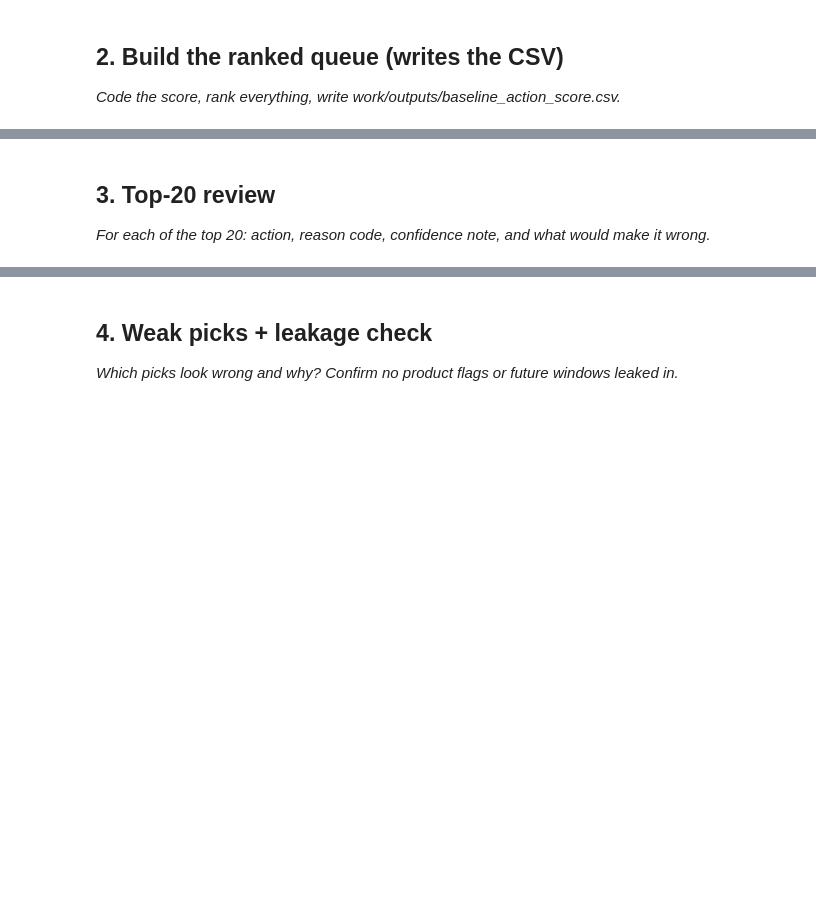
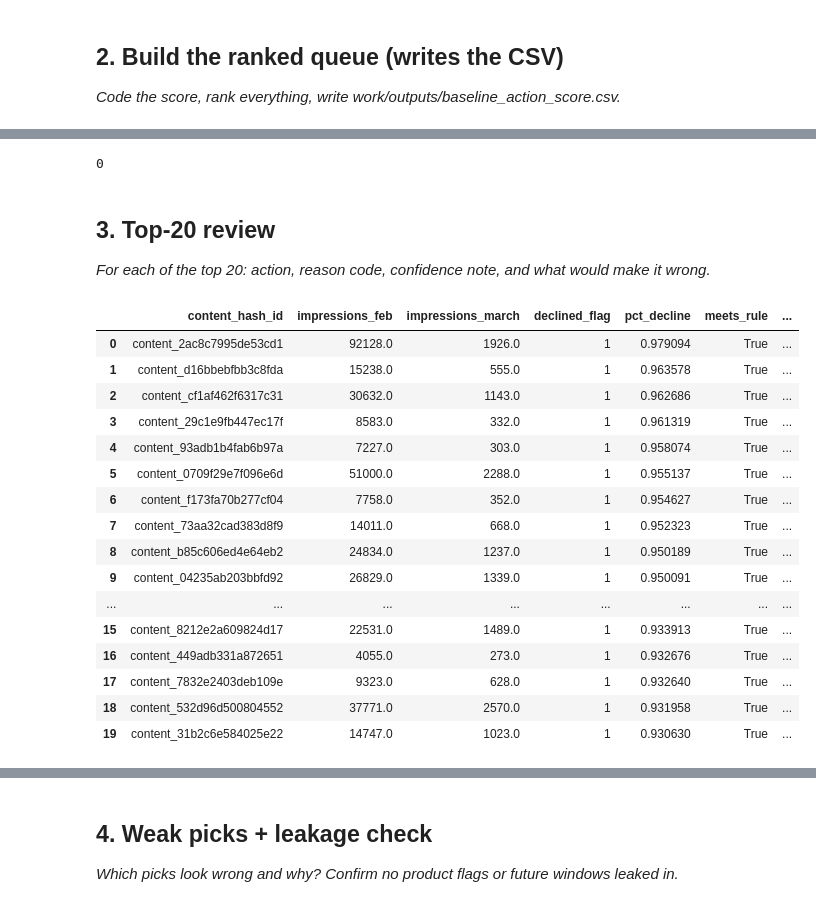
Before and after one commit to Khuld13/ML-intern-starter, a Jupyter notebook: work/notebooks/w04_baseline_score.ipynb, the cells around one changed output, grey strips where cells are left out. Drawn from its saved outputs; the diff is of its cells as text; code cells hidden in the pictures; blank space fills up the shorter version.

```diff
--- a/work/notebooks/w04_baseline_score.ipynb
+++ b/work/notebooks/w04_baseline_score.ipynb
@@ -8,0 +108,9 @@ This skeleton is yours to fill. Work the sections **in order** — each one has
+# %%
+import pandas as pd
+pd.set_option('display.max_rows', None)
+
+print("=== dim_content ===")
+print(con.sql("DESCRIBE SELECT * FROM dim_content").df().to_string())
+
+print("\n=== fact_march ===")
+print(con.sql("DESCRIBE SELECT * FROM fact_march").df().to_string())
@@ -8,0 +274,8 @@ This skeleton is yours to fill. Work the sections **in order** — each one has
+# %%
+monthly_compare_df = monthly_compare.df()
+
+combined = monthly_compare_df.merge(staleness, on='content_hash_id', how='left')
+
+print("Total in monthly_compare:", len(combined))
+print("Of those, staleness unusable (updated after March ref):", (combined['days_since_update'] < 0).sum())
+print("Of those, staleness usable:", (combined['days_since_update'] >= 0).sum())
@@ -23,3 +420,7 @@ This skeleton is yours to fill. Work the sections **in order** — each one has
+# %%
+print(scored['pct_decline'].replace([float('inf'), float('-inf')], pd.NA).isna().sum())
+# %% [output]
+0
 # %% [markdown]
 ## 3. Top-20 review
 
@@ -27,3 +428,38 @@ This skeleton is yours to fill. Work the sections **in order** — each one has
 # %%
 # This cell is for CODE (numbers, a query, a check).
 # Write your text answer in the cell ABOVE this one — typing sentences here breaks Run All.
+top20_ids = scored.head(20)['content_hash_id'].tolist()
+ids_str = ", ".join(f"'{i}'" for i in top20_ids)
+
+context = con.sql(f"""
+    SELECT
+        content_hash_id,
+        client_hash_id,
+        content_type,
+        word_count,
+        content_updated_date,
+        is_published
+    FROM dim_content
+    WHERE content_hash_id IN ({ids_str})
+""").df()
+
+top20_review = scored.head(20).merge(context, on='content_hash_id', how='left')
+top20_review
+# %% [output]
+|  | content_hash_id | impressions_feb | impressions_march | declined_flag | pct_decline | meets_rule | ... |
+| 0 | content_2ac8c7995de53cd1 | 92128.0 | 1926.0 | 1 | 0.979094 | True | ... |
+| 1 | content_d16bbebfbb3c8fda | 15238.0 | 555.0 | 1 | 0.963578 | True | ... |
+| 2 | content_cf1af462f6317c31 | 30632.0 | 1143.0 | 1 | 0.962686 | True | ... |
+| 3 | content_29c1e9fb447ec17f | 8583.0 | 332.0 | 1 | 0.961319 | True | ... |
+| 4 | content_93adb1b4fab6b97a | 7227.0 | 303.0 | 1 | 0.958074 | True | ... |
+| 5 | content_0709f29e7f096e6d | 51000.0 | 2288.0 | 1 | 0.955137 | True | ... |
+| 6 | content_f173fa70b277cf04 | 7758.0 | 352.0 | 1 | 0.954627 | True | ... |
+| 7 | content_73aa32cad383d8f9 | 14011.0 | 668.0 | 1 | 0.952323 | True | ... |
+| 8 | content_b85c606ed4e64eb2 | 24834.0 | 1237.0 | 1 | 0.950189 | True | ... |
+| 9 | content_04235ab203bbfd92 | 26829.0 | 1339.0 | 1 | 0.950091 | True | ... |
+| ... | ... | ... | ... | ... | ... | ... | ... |
+| 15 | content_8212e2a609824d17 | 22531.0 | 1489.0 | 1 | 0.933913 | True | ... |
+| 16 | content_449adb331a872651 | 4055.0 | 273.0 | 1 | 0.932676 | True | ... |
+| 17 | content_7832e2403deb109e | 9323.0 | 628.0 | 1 | 0.932640 | True | ... |
+| 18 | content_532d96d500804552 | 37771.0 | 2570.0 | 1 | 0.931958 | True | ... |
+| 19 | content_31b2c6e584025e22 | 14747.0 | 1023.0 | 1 | 0.930630 | True | ... |
```
Also changed, not shown: parts of 22 cells of this notebook.
